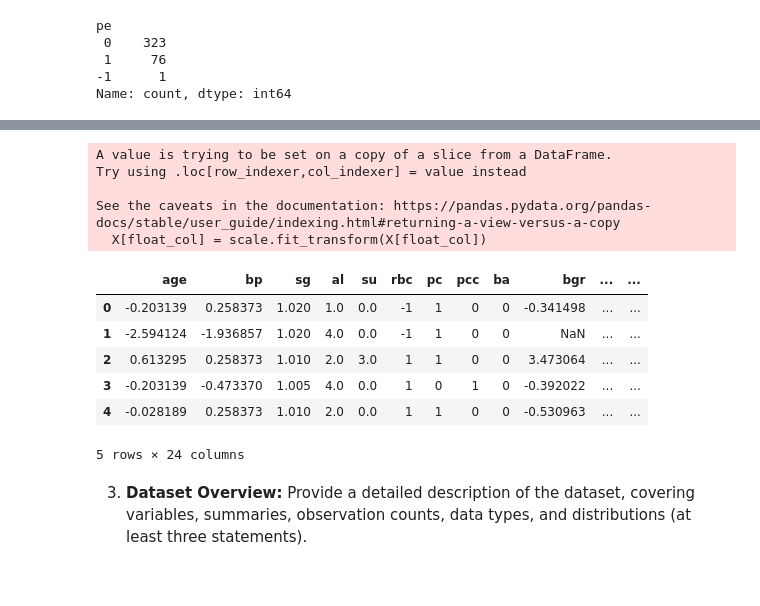
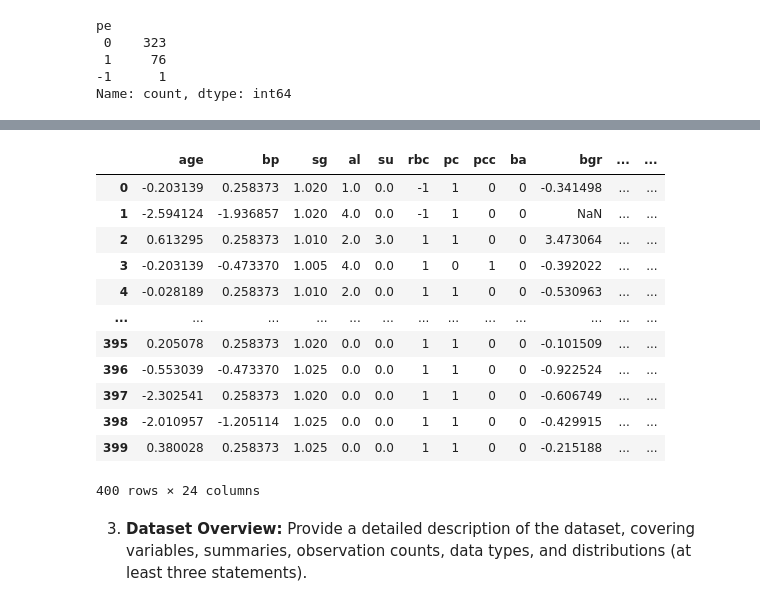
Before and after one commit to dail9/3da-assignment6, a Jupyter notebook: assignment6.ipynb, the cells around one changed output, grey strips where cells are left out. Saved outputs shown, nothing was run; the diff lists cells and outputs as text; code cells hidden in the pictures.

```diff
--- a/assignment6.ipynb
+++ b/assignment6.ipynb
@@ -467,20 +450,21 @@ X
 # %%
 scale = StandardScaler()
-X[float_col] = scale.fit_transform(X[float_col])
-X.head()
+X1[float_col] = scale.fit_transform(X1[float_col])
+X1
 # %% [output]
+|  | age | bp | sg | al | su | rbc | pc | pcc | ba | bgr | ... | ... |
+| 0 | -0.203139 | 0.258373 | 1.020 | 1.0 | 0.0 | -1 | 1 | 0 | 0 | -0.341498 | ... | ... |
+| 1 | -2.594124 | -1.936857 | 1.020 | 4.0 | 0.0 | -1 | 1 | 0 | 0 | NaN | ... | ... |
+| 2 | 0.613295 | 0.258373 | 1.010 | 2.0 | 3.0 | 1 | 1 | 0 | 0 | 3.473064 | ... | ... |
+| 3 | -0.203139 | -0.473370 | 1.005 | 4.0 | 0.0 | 1 | 0 | 1 | 0 | -0.392022 | ... | ... |
+| 4 | -0.028189 | 0.258373 | 1.010 | 2.0 | 0.0 | 1 | 1 | 0 | 0 | -0.530963 | ... | ... |
+| ... | ... | ... | ... | ... | ... | ... | ... | ... | ... | ... | ... | ... |
+| 395 | 0.205078 | 0.258373 | 1.020 | 0.0 | 0.0 | 1 | 1 | 0 | 0 | -0.101509 | ... | ... |
+| 396 | -0.553039 | -0.473370 | 1.025 | 0.0 | 0.0 | 1 | 1 | 0 | 0 | -0.922524 | ... | ... |
+| 397 | -2.302541 | 0.258373 | 1.020 | 0.0 | 0.0 | 1 | 1 | 0 | 0 | -0.606749 | ... | ... |
+| 398 | -2.010957 | -1.205114 | 1.025 | 0.0 | 0.0 | 1 | 1 | 0 | 0 | -0.429915 | ... | ... |
+| 399 | 0.380028 | 0.258373 | 1.025 | 0.0 | 0.0 | 1 | 1 | 0 | 0 | -0.215188 | ... | ... |
-A value is trying to be set on a copy of a slice from a DataFrame.
-Try using .loc[row_indexer,col_indexer] = value instead
-
-See the caveats in the documentation: https://pandas.pydata.org/pandas-docs/stable/user_guide/indexing.html#returning-a-view-versus-a-copy
-  X[float_col] = scale.fit_transform(X[float_col])
+400 rows × 24 columns
-|  | age | bp | sg | al | su | rbc | pc | pcc | ba | bgr | ... | ... |
-| 0 | -0.203139 | 0.258373 | 1.020 | 1.0 | 0.0 | -1 | 1 | 0 | 0 | -0.341498 | ... | ... |
-| 1 | -2.594124 | -1.936857 | 1.020 | 4.0 | 0.0 | -1 | 1 | 0 | 0 | NaN | ... | ... |
-| 2 | 0.613295 | 0.258373 | 1.010 | 2.0 | 3.0 | 1 | 1 | 0 | 0 | 3.473064 | ... | ... |
-| 3 | -0.203139 | -0.473370 | 1.005 | 4.0 | 0.0 | 1 | 0 | 1 | 0 | -0.392022 | ... | ... |
-| 4 | -0.028189 | 0.258373 | 1.010 | 2.0 | 0.0 | 1 | 1 | 0 | 0 | -0.530963 | ... | ... |
-5 rows × 24 columns
 # %% [markdown]
 3. **Dataset Overview:** Provide a detailed description of the dataset, covering variables, summaries, observation counts, data types, and distributions (at least three statements).
 # %%
```
Also changed, not shown: parts of 33 cells of this notebook.
